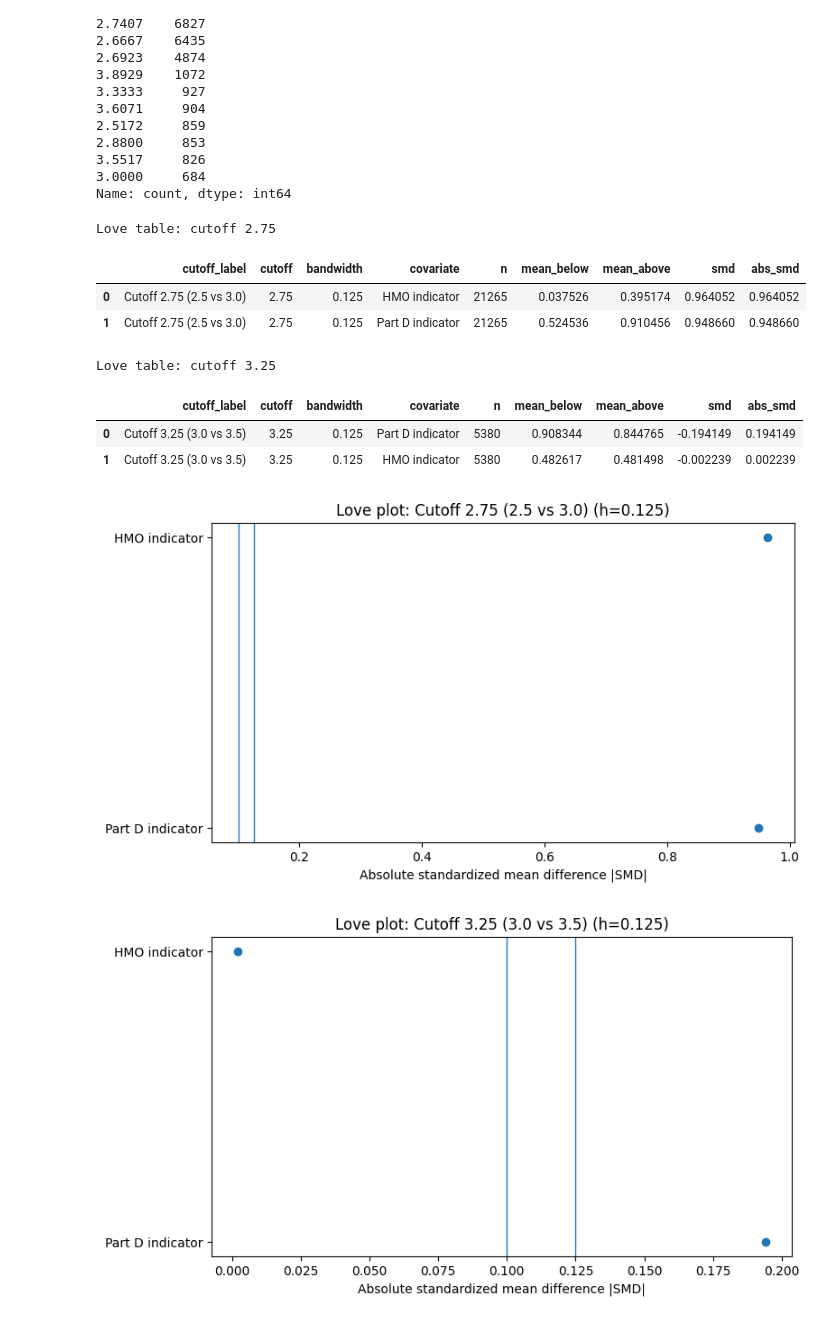
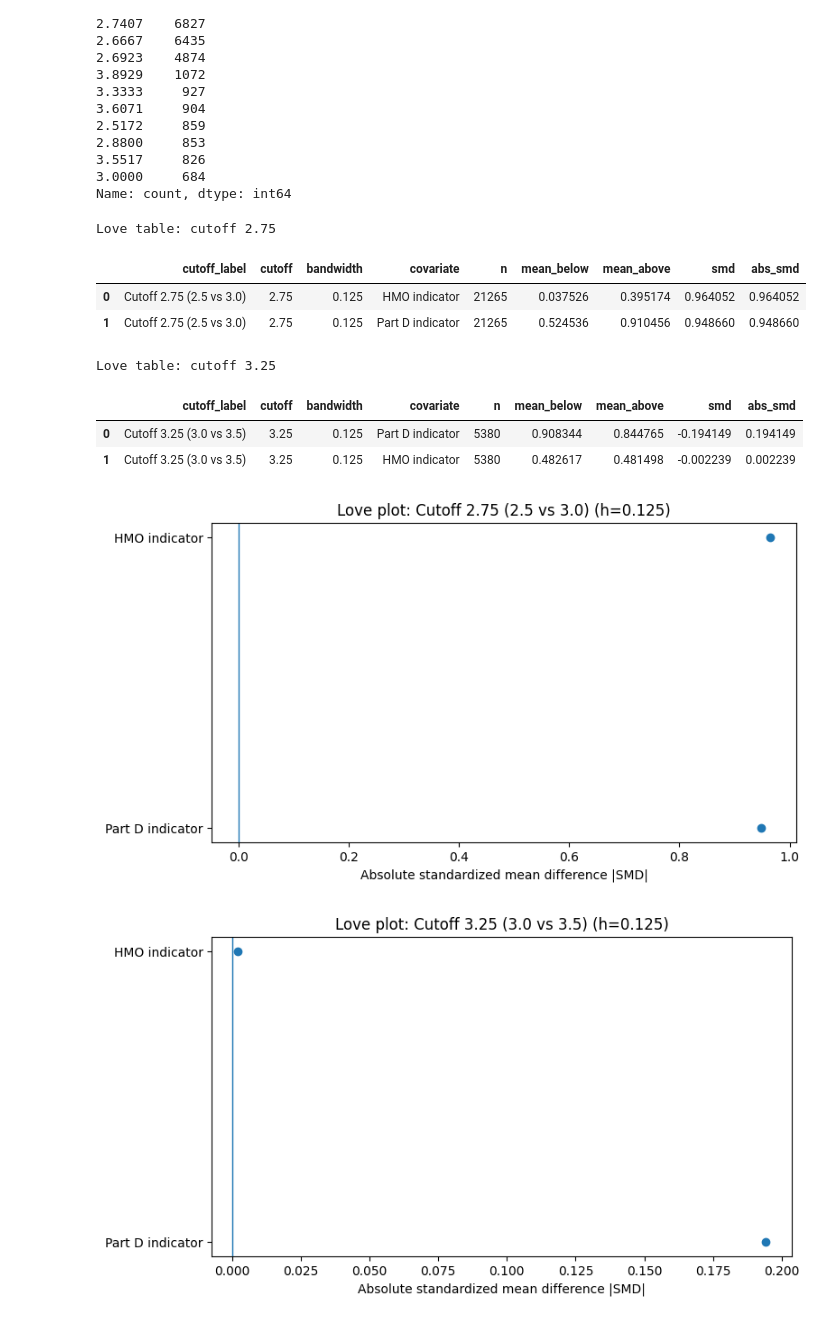
Before and after one commit to SebastianKou/HW3, a Jupyter notebook: HW3-answers.ipynb, the cells around one changed output. Drawn from its saved outputs; the diff is of its cells as text; code cells hidden in the pictures.

```diff
--- a/HW3-answers.ipynb
+++ b/HW3-answers.ipynb
@@ -688,35 +688,34 @@ order = (
     plot_df.groupby("covariate")["abs_smd"]
     .max()
     .sort_values(ascending=True)
     .index
 )
 
 for c, c_label in cutoffs:
     tmp = plot_df.loc[plot_df["cutoff"] == c].copy()
     tmp["covariate"] = pd.Categorical(tmp["covariate"], categories=order, ordered=True)
     tmp = tmp.sort_values("covariate")
 
     fig, ax = plt.subplots(figsize=(8, 4.5))
     ax.plot(tmp["abs_smd"].to_numpy(), tmp["covariate"].astype(str).to_numpy(),
             marker="o", linestyle="")
 
-    ax.axvline(0.10, linewidth=1)
-    ax.axvline(0.125, linewidth=1)
+    ax.axvline(0.0, linewidth=1)
 
     ax.set_xlabel("Absolute standardized mean difference |SMD|")
     ax.set_ylabel("")
     ax.set_title(f"Love plot: {c_label} (h={h})")
     plt.tight_layout()
     plt.show()
 # %% [output]
 Love table: cutoff 2.75
 |  | cutoff_label | cutoff | bandwidth | covariate | n | mean_below | mean_above | smd | abs_smd |
 | 0 | Cutoff 2.75 (2.5 vs 3.0) | 2.75 | 0.125 | HMO indicator | 21265 | 0.037526 | 0.395174 | 0.964052 | 0.964052 |
 | 1 | Cutoff 2.75 (2.5 vs 3.0) | 2.75 | 0.125 | Part D indicator | 21265 | 0.524536 | 0.910456 | 0.948660 | 0.948660 |
 Love table: cutoff 3.25
 |  | cutoff_label | cutoff | bandwidth | covariate | n | mean_below | mean_above | smd | abs_smd |
 | 0 | Cutoff 3.25 (3.0 vs 3.5) | 3.25 | 0.125 | Part D indicator | 5380 | 0.908344 | 0.844765 | -0.194149 | 0.194149 |
 | 1 | Cutoff 3.25 (3.0 vs 3.5) | 3.25 | 0.125 | HMO indicator | 5380 | 0.482617 | 0.481498 | -0.002239 | 0.002239 |
-[figure, old version]
+[figure, new version]
-[figure, old version]
+[figure, new version]
 # %%
```
Also changed, not shown: parts of 5 cells of this notebook.
